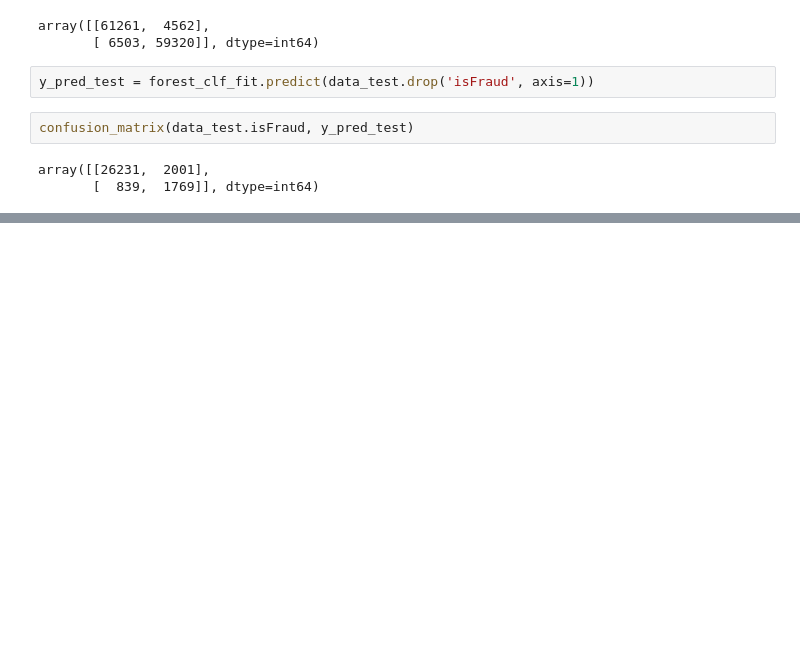
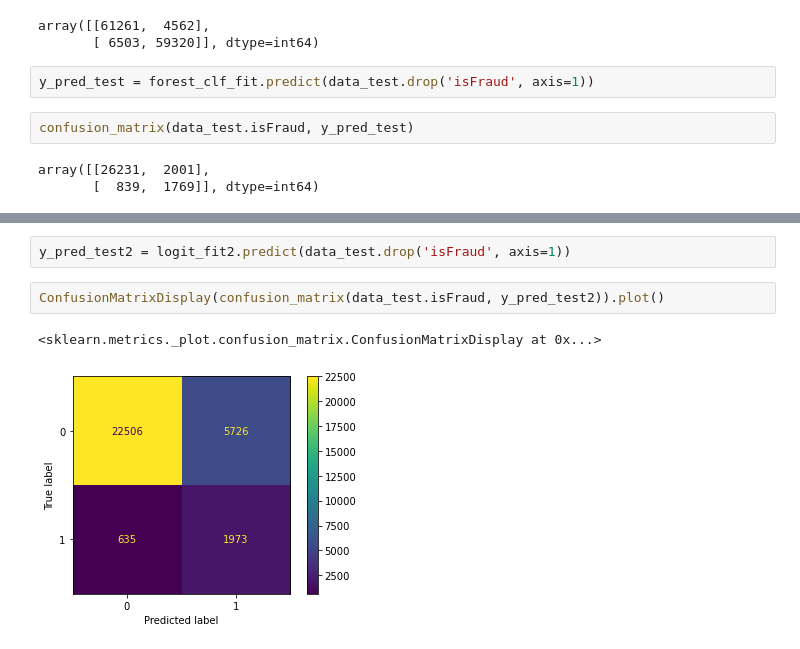
Before and after one commit to alejo963/Proyecto_Integrador, a Jupyter notebook: Data_Prep.ipynb, the cells around one changed output, grey strips where cells are left out. Cells and saved outputs as stored; diff of their text form; blank space fills up the shorter version.

Commit message:
Update data_prep

```diff
--- a/Data_Prep.ipynb
+++ b/Data_Prep.ipynb
@@ -640,0 +669,7 @@ array([[26231,  2001],
+# %%
+y_pred_test2 = logit_fit2.predict(data_test.drop('isFraud', axis=1))
+# %%
+ConfusionMatrixDisplay(confusion_matrix(data_test.isFraud, y_pred_test2)).plot()
+# %% [output]
+<sklearn.metrics._plot.confusion_matrix.ConfusionMatrixDisplay at 0x...>
+[figure, added]
```
Also changed, not shown: parts of 34 cells of this notebook.
